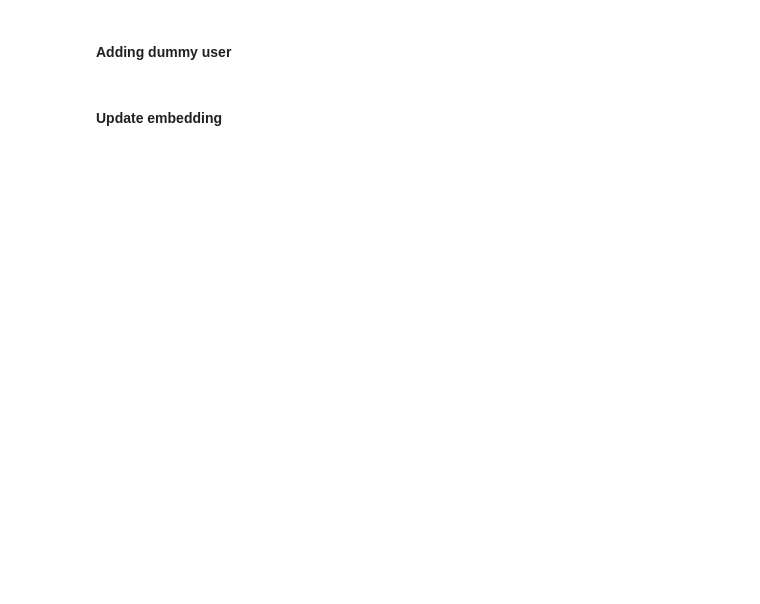
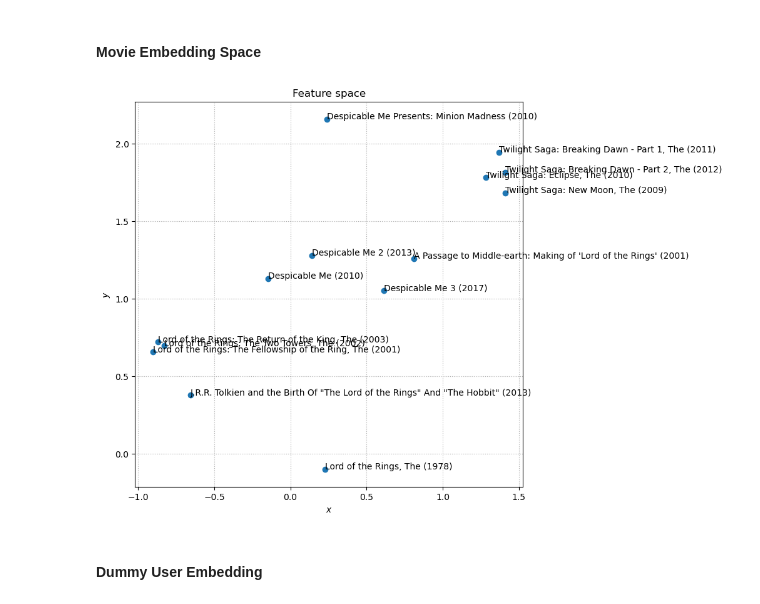
Before and after one commit to Toavina00/Recommender-system, a Jupyter notebook: notebooks/experiment.ipynb, the cells around one changed output. Cells and saved outputs as stored; diff of their text form; code cells hidden in the pictures; blank space fills up the shorter version.

Commit message:
experiment and hyper param search

```diff
--- a/notebooks/experiment.ipynb
+++ b/notebooks/experiment.ipynb
@@ -93,0 +17,14 @@ idx_to_movie_id, movie_embeddings, movie_bias = load_params("../artifacts/model/
+# %%
+params = load_params("../artifacts/model/32m_users_training_2.npz")
+movie_embeddings_2d = params["movie_embedding"]
+# %%
+params = load_params("../artifacts/model/32m_users_training_20.npz")
+r_lambda = params["r_lambda"]
+r_tau = params["r_tau"]
+r_gamma = params["r_gamma"]
+idx_to_user_id = params["idx_to_user_id"]
+idx_to_movie_id = params["idx_to_movie_id"]
+user_bias = params["user_bias"]
+movie_bias = params["movie_bias"]
+user_embeddings = params["user_embedding"]
+movie_embeddings = params["movie_embedding"]
@@ -120,6 +59,33 @@ with open("../data/ml-32m/movies.csv") as f:
         movie_id, title, _ = row
         movie_id_to_title[movie_id] = title
         title_to_movie_id[title] = movie_id
-# %% [markdown]
-#### Adding dummy user
+# %% [markdown]
+#### Movie Embedding Space
+# %%
+idx_to_title = {v: movie_id_to_title[k] for k, v in movie_id_to_idx.items()}
+# %%
+movie_choice = list(
+    filter(
+        lambda x: ("Twilight Saga" in idx_to_title[x]) or ("Lord of the Rings" in idx_to_title[x]) or ("Despicable Me" in idx_to_title[x]),
+        range(len(movie_user))
+    )
+)
+# %%
+plt.subplots(figsize=(8, 8))
+
+plt.scatter(movie_embeddings_2d[movie_choice, 0], movie_embeddings_2d[movie_choice, 1])
+
+for i in movie_choice:
+    plt.annotate(idx_to_title[i], movie_embeddings_2d[i])
+
+plt.title("Feature space")
+plt.xlabel("$x$")
+plt.ylabel("$y$")
+plt.grid(True, linestyle=":")
+plt.savefig("../artifacts/plot/32m_movie_embedd_space.svg", format="svg")
+plt.show()
+# %% [output]
+[figure, added]
+# %% [markdown]
+#### Dummy User Embedding
 # %%
@@ -144,5 +112,3 @@ assert len(user_embeddings) == len(user_id_to_idx) == len(user_movie), "Inconsis
-# %% [markdown]
-#### Update embedding
 # %%
 for i in range(len(user_movie)):
     user_movie[i] = (
```
Also changed, not shown: parts of 29 cells of this notebook, 9 other files.
